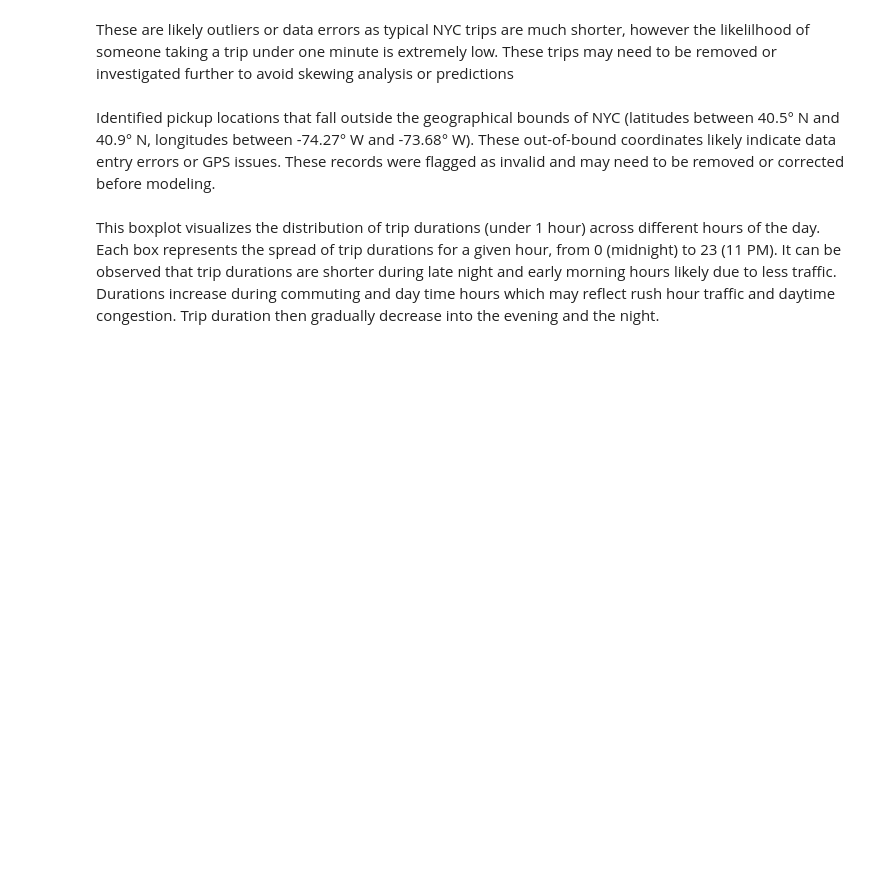
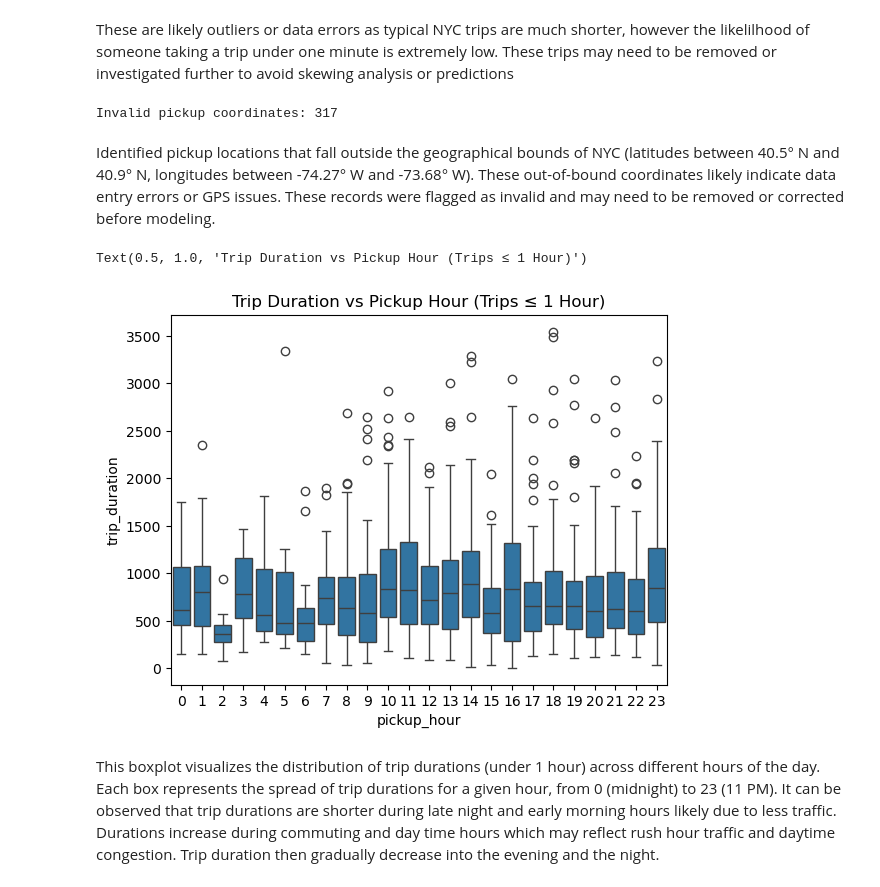
Before and after one commit to charralbert/Taxi_Trip_Duration, a Jupyter notebook: project_deliverable_1_Group_33.ipynb, the cells around one changed output. Cells and saved outputs as stored; diff of their text form; code cells hidden in the pictures; blank space fills up the shorter version.

```diff
--- a/project_deliverable_1_Group_33.ipynb
+++ b/project_deliverable_1_Group_33.ipynb
@@ -135,12 +135,6 @@ sns.histplot(df['passenger_count'])
 <Axes: xlabel='passenger_count', ylabel='Count'>
 [figure]
 # %%
-import seaborn as sns
-import matplotlib.pyplot as plt
-import pandas as pd
-
-df = pd.read_csv('train.csv')
-
 # Plot trip duration histogram
 sns.histplot(data=df, x='trip_duration', bins=100)
 plt.title('Trip Duration Distribution')
@@ -153,12 +147,6 @@ plt.title('Pick up Date Time Distribution')
 # %% [markdown]
 This histogram shows the distribution of the taxi trip durations in the data set. The majority of trips are on the lower end (1 hour or less) with the max being 3.5 million seconds (40 days). Due to this heavy skew and and presence of significant outliers the analysis of trips were limited to one hour so useful and readable data could be drawn from it.
 # %%
-# filter trips less than or equal to 1 hour (3600 seconds) to get more useful data
-import seaborn as sns
-import matplotlib.pyplot as plt
-import pandas as pd
-
-df = pd.read_csv('train.csv')
 df_under_1hr = df[df['trip_duration'] <= 3600]
 sns.histplot(df_under_1hr['trip_duration'], bins=100)
 plt.title('Trip Duration Distribution (Trips ≤ 1 Hour)')
@@ -190,19 +178,26 @@ invalid_pickup = df[
 ]
 
 print(f"Invalid pickup coordinates: {len(invalid_pickup)}")
+# %% [output]
+Invalid pickup coordinates: 317
 # %% [markdown]
 Identified pickup locations that fall outside the geographical bounds of NYC (latitudes between 40.5° N and 40.9° N, longitudes between -74.27° W and -73.68° W). These out-of-bound coordinates likely indicate data entry errors or GPS issues. These records were flagged as invalid and may need to be removed or corrected before modeling.
 # %%
 #identify the relationship between the pickup hour and the trip duration
+
 df['pickup_datetime'] = pd.to_datetime(df['pickup_datetime'], errors='coerce')
-df = df.dropna(subset=['pickup_datetime'])
 df['pickup_hour'] = df['pickup_datetime'].dt.hour
 df_under_1hr['pickup_datetime'] = pd.to_datetime(df_under_1hr['pickup_datetime'], errors='coerce')
-df_under_1hr = df_under_1hr.dropna(subset=['pickup_datetime'])
 df_under_1hr['pickup_hour'] = df_under_1hr['pickup_datetime'].dt.hour
 
-sns.boxplot(x='pickup_hour', y='trip_duration', data=df_under_1hr)
+#subset the data to 1000 random samples for better visualization of data
+df_subset = df_under_1hr.sample(n=1000, random_state=42)
+
+sns.boxplot(x='pickup_hour', y='trip_duration', data=df_subset)
 plt.title("Trip Duration vs Pickup Hour (Trips ≤ 1 Hour)")
+# %% [output]
+Text(0.5, 1.0, 'Trip Duration vs Pickup Hour (Trips ≤ 1 Hour)')
+[figure, added]
 # %% [markdown]
 This boxplot visualizes the distribution of trip durations (under 1 hour) across different hours of the day. Each box represents the spread of trip durations for a given hour, from 0 (midnight) to 23 (11 PM). It can be observed that trip durations are shorter during late night and early morning hours likely due to less traffic. Durations increase during commuting and day time hours which may reflect rush hour traffic and daytime congestion. Trip duration then gradually decrease into the evening and the night.
 # %%
```
Also changed, not shown: parts of 2 cells of this notebook.
